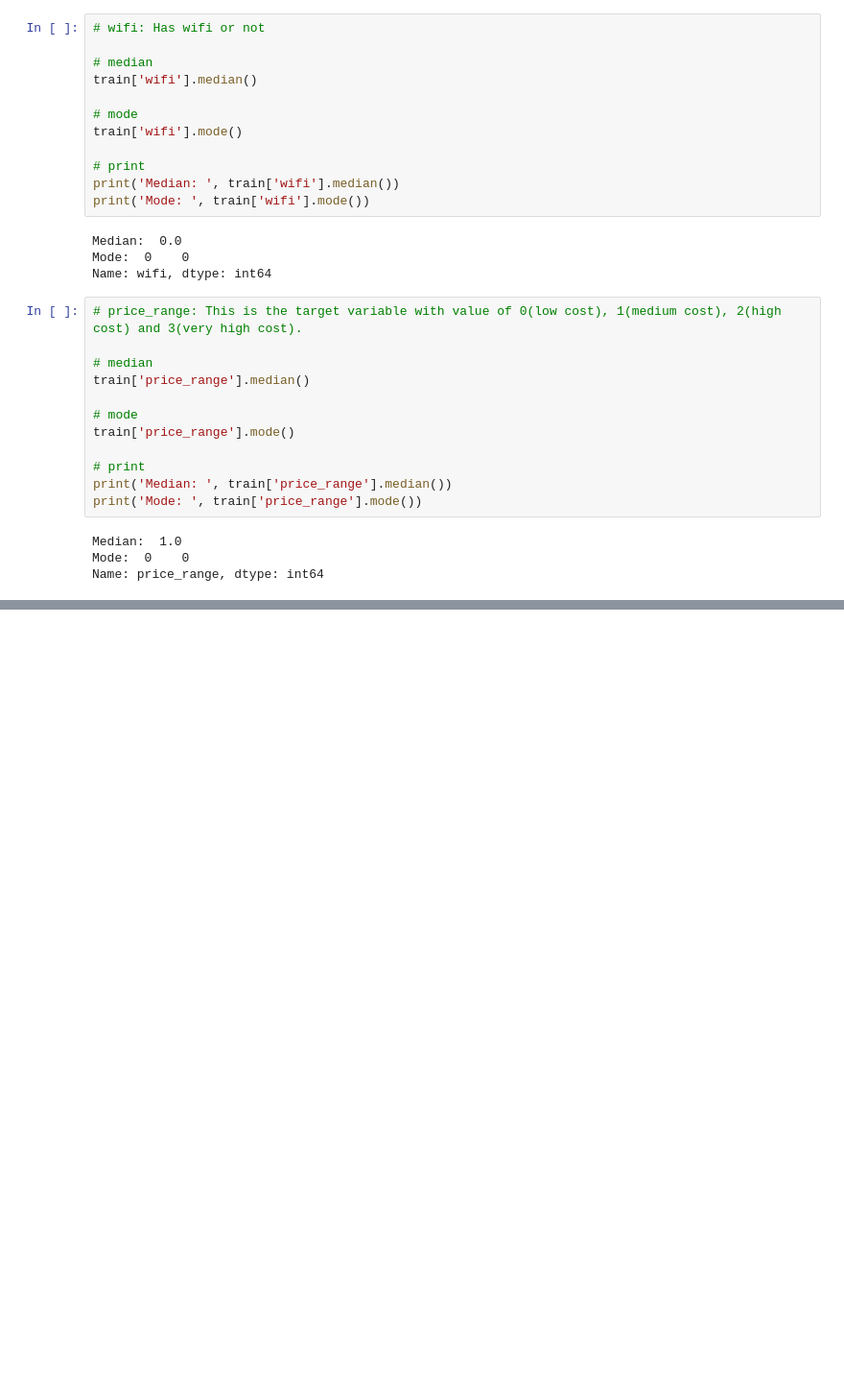
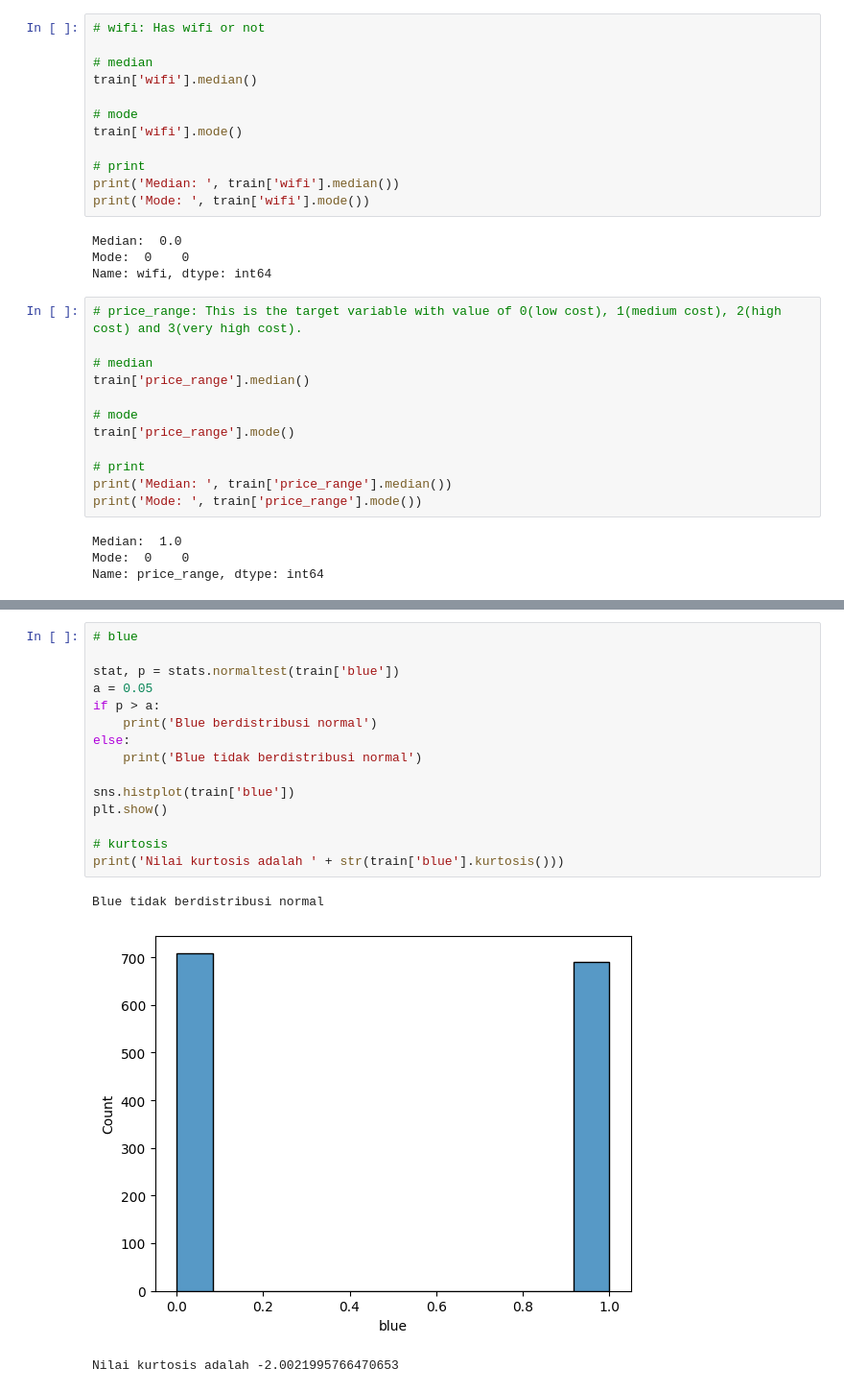
Before and after one commit to eunicesarah/Tucil2_13521006_13521013, a Jupyter notebook: tucil2.ipynb, the cells around one changed output, grey strips where cells are left out. Shown: that part at 96% size. Saved outputs shown, nothing was run; the diff lists cells and outputs as text; blank space fills up the shorter version.

```diff
--- a/tucil2.ipynb
+++ b/tucil2.ipynb
@@ -974,0 +1022,19 @@ Name: price_range, dtype: int64
+# %%
+# blue
+
+stat, p = stats.normaltest(train['blue'])
+a = 0.05
+if p > a:
+    print('Blue berdistribusi normal')
+else:
+    print('Blue tidak berdistribusi normal')
+
+sns.histplot(train['blue'])
+plt.show()
+
+# kurtosis
+print('Nilai kurtosis adalah ' + str(train['blue'].kurtosis()))
+# %% [output]
+Blue tidak berdistribusi normal
+[figure, added]
+Nilai kurtosis adalah -2.0021995766470653
```
Also changed, not shown: parts of 23 cells of this notebook.
